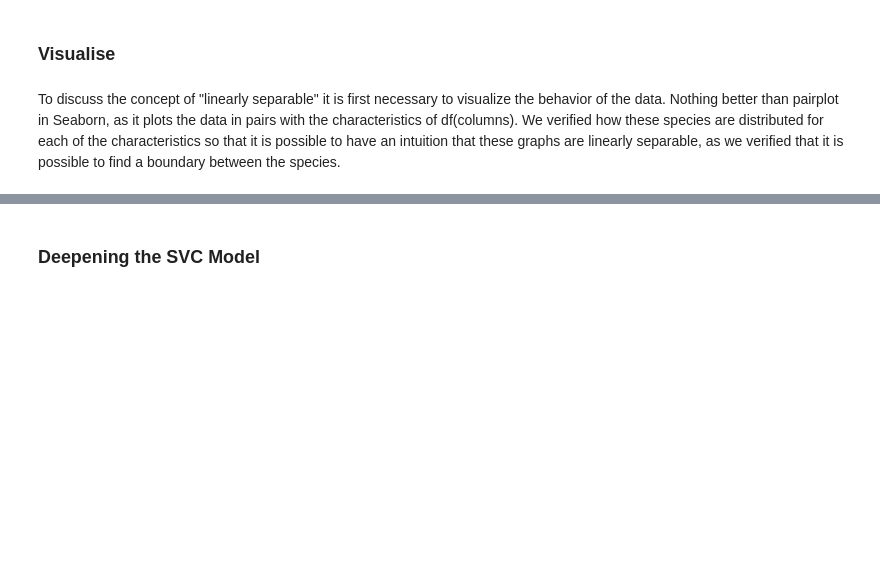
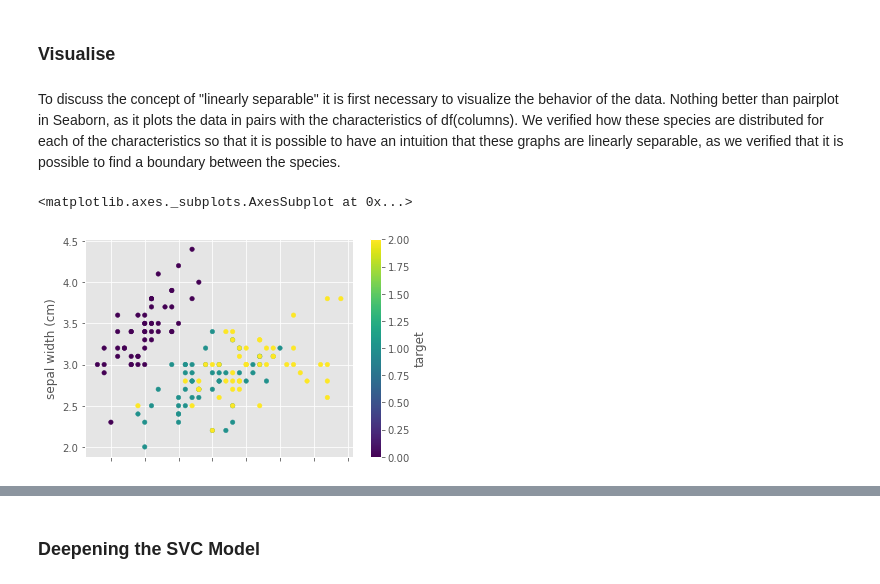
Before and after one commit to claudiamorazzoni/Assessment-ML-S, a Jupyter notebook: scikit-learn.ipynb, the cells around one changed output, grey strips where cells are left out. Cells and saved outputs as stored; diff of their text form; code cells hidden in the pictures; blank space fills up the shorter version.

```diff
--- a/scikit-learn.ipynb
+++ b/scikit-learn.ipynb
@@ -36,4 +134,10 @@ iris_df.head() #mostra as primeiras linhas do df
 ### Visualise
 # %% [markdown]
 To discuss the concept of "linearly separable" it is first necessary to visualize the behavior of the data. Nothing better than pairplot in Seaborn, as it plots the data in pairs with the characteristics of df(columns). We verified how these species are distributed for each of the characteristics so that it is possible to have an intuition that these graphs are linearly separable, as we verified that it is possible to find a boundary between the species.
+# %%
+#plotting
+iris_df.plot.scatter('sepal length (cm)', 'sepal width (cm)', c='target', cmap= 'viridis')
+# %% [output]
+<matplotlib.axes._subplots.AxesSubplot at 0x...>
+[figure, added]
 # %%
```
Also changed, not shown: parts of 55 cells of this notebook, 3 other files.
